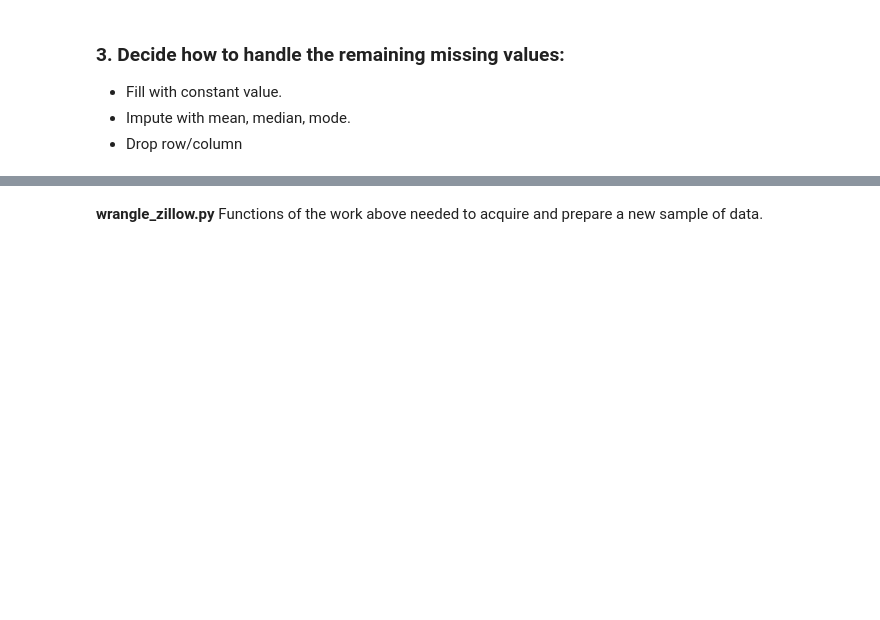
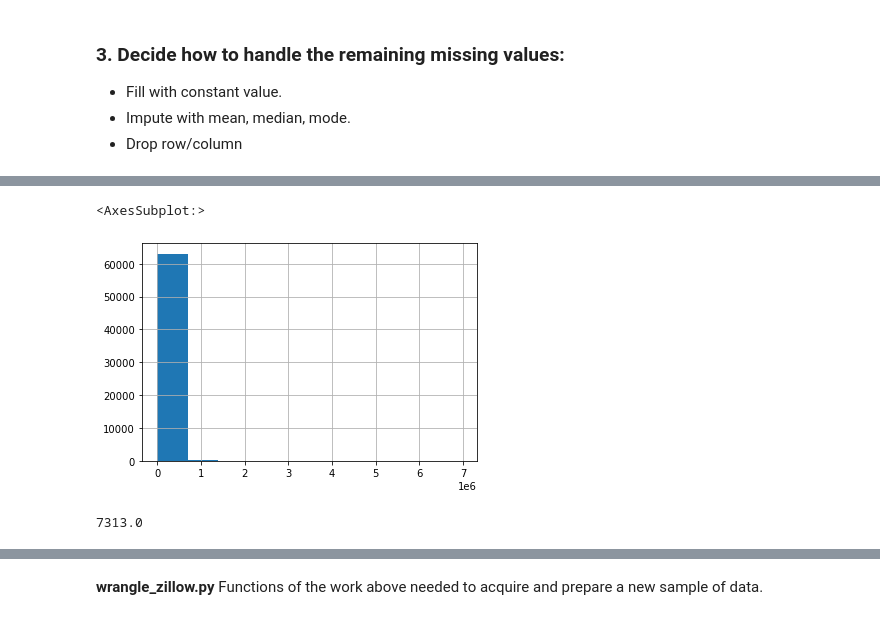
Before and after one commit to aliciag92/clustering-exercises, a Jupyter notebook: wrangle_zillow.ipynb, the cells around one changed output, grey strips where cells are left out. Cells and saved outputs as stored; diff of their text form; code cells hidden in the pictures; blank space fills up the shorter version.

```diff
--- a/wrangle_zillow.ipynb
+++ b/wrangle_zillow.ipynb
@@ -52,0 +866,12 @@ pd.read_clipboard()
+# %%
+# look at lot-size distribution
+df.lotsizesquarefeet.hist()
+# %% [output]
+<AxesSubplot:>
+[figure, added]
+# %%
+# what is the median lot size?
+
+df.lotsizesquarefeet.median()
+# %% [output]
+7313.0
```
Also changed, not shown: parts of 66 cells of this notebook.
